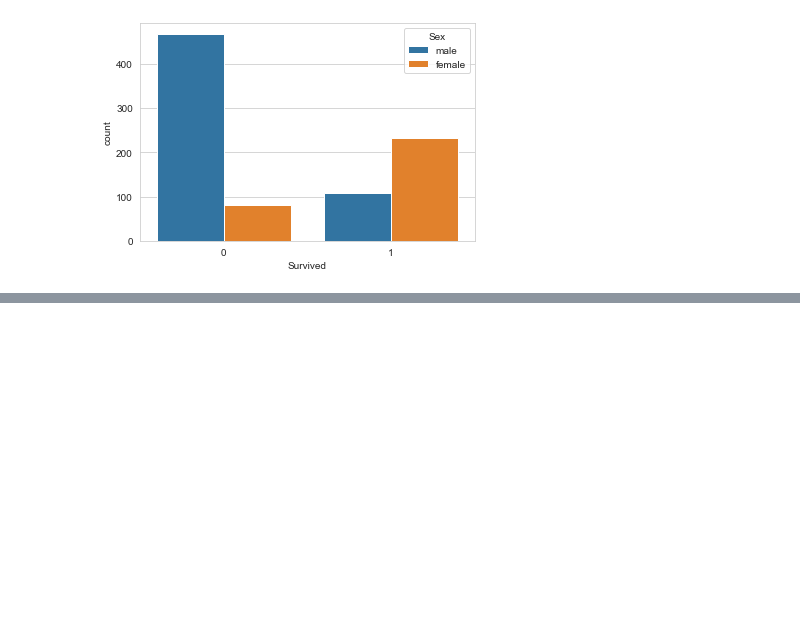
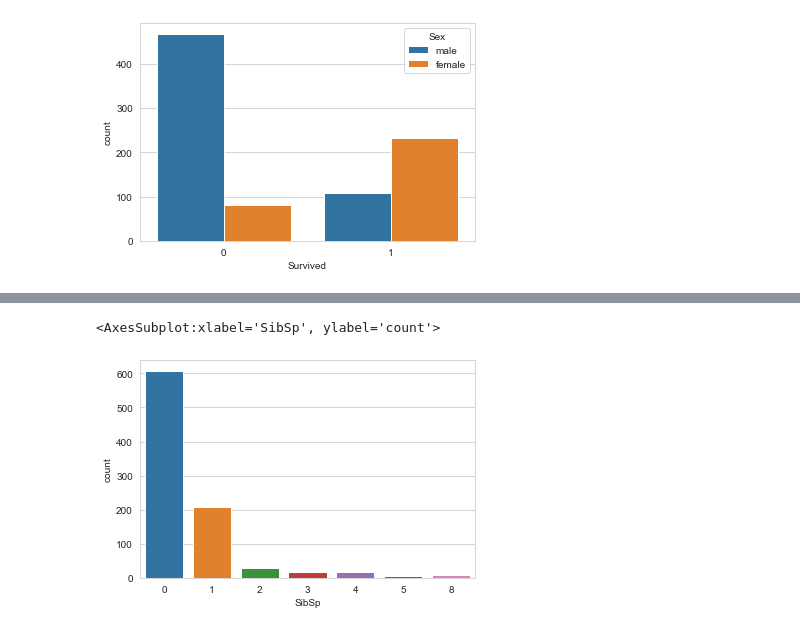
Before and after one commit to Sathishkumar3645/Titanic, a Jupyter notebook: Untitled.ipynb, the cells around one changed output, grey strips where cells are left out. Cells and saved outputs as stored; diff of their text form; code cells hidden in the pictures; blank space fills up the shorter version.

```diff
--- a/Untitled.ipynb
+++ b/Untitled.ipynb
@@ -50,0 +107,6 @@ sns.countplot('Survived', hue='Sex', data = titanic)
+# %%
+sns.set_style('whitegrid')
+sns.countplot('SibSp', data = titanic)
+# %% [output]
+<AxesSubplot:xlabel='SibSp', ylabel='count'>
+[figure, added]
```
Also changed, not shown: parts of 18 cells of this notebook.
